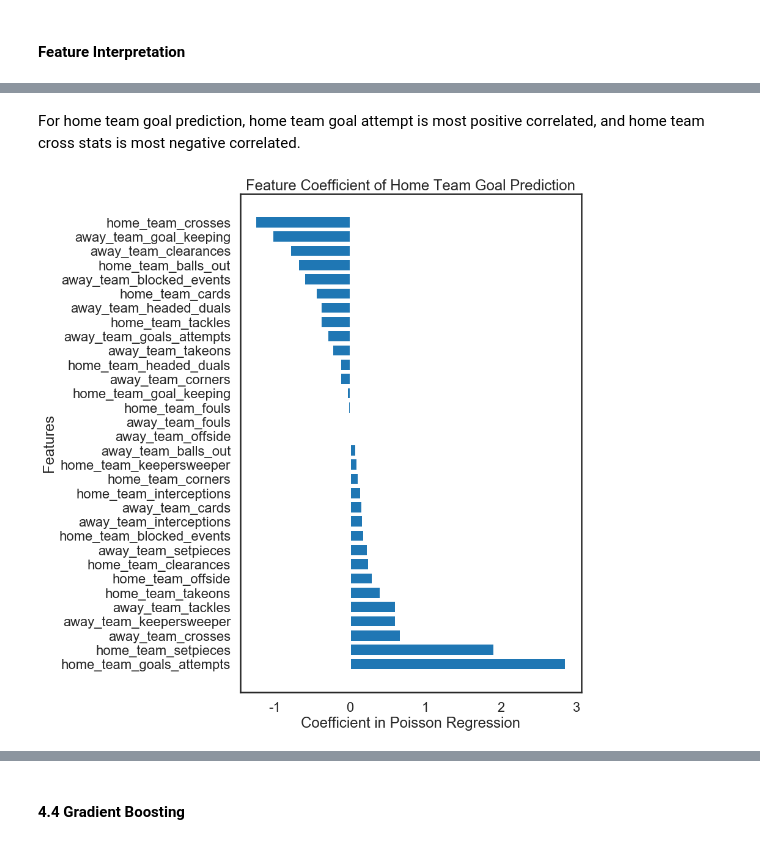
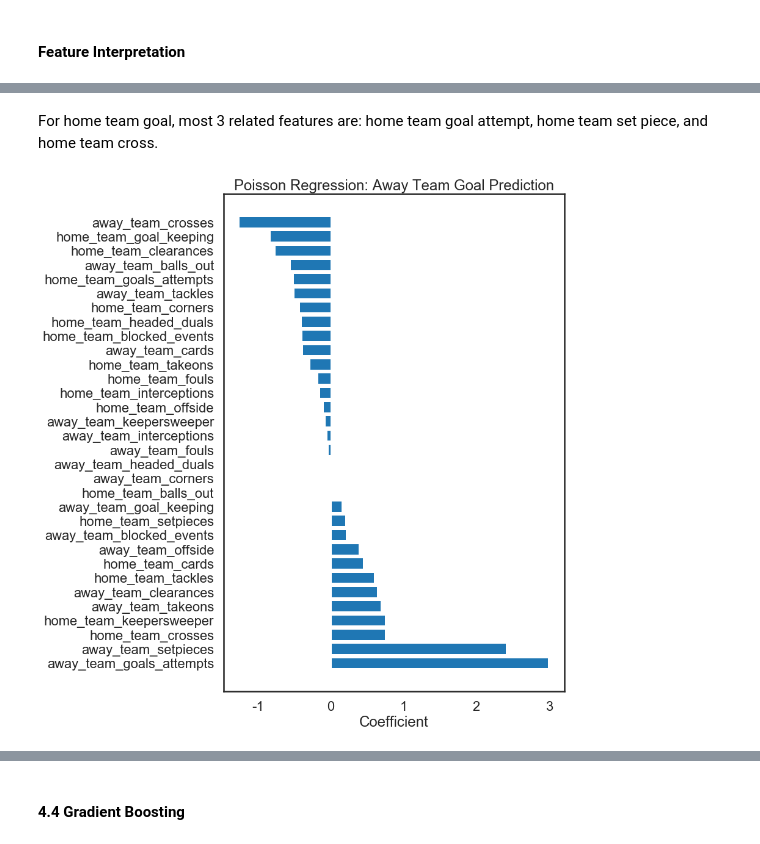
Before and after one commit to xzl524/football_data_analysis, a Jupyter notebook: projects/match_outcome_prediction/match_outcome_retrodiction_squawka.ipynb, the cells around one changed output, grey strips where cells are left out. Drawn from its saved outputs; the diff is of its cells as text; code cells hidden in the pictures.

```diff
--- a/projects/match_outcome_prediction/match_outcome_retrodiction_squawka.ipynb
+++ b/projects/match_outcome_prediction/match_outcome_retrodiction_squawka.ipynb
@@ -477,16 +452,15 @@ Prediction Accuracy:        62.20%
 # %% [markdown]
-For home team goal prediction, home team goal attempt is most positive correlated, and home team cross stats is most negative correlated.
+For home team goal, most 3 related features are: home team goal attempt, home team set piece, and home team cross.
 # %%
-encoded_home_feature_list = feature_list
-importance_list, name_list = zip(*sorted(zip(best_clf.hgoal_reg.params, encoded_home_feature_list),reverse=True))
+encoded_away_feature_list = feature_list
+importance_list, name_list = zip(*sorted(zip(best_clf.agoal_reg.params, encoded_away_feature_list),reverse=True))
 
 plt.figure(figsize=(10,15))
 plt.barh(range(len(name_list)), importance_list,align='center')
 plt.yticks(range(len(name_list)), name_list)
-plt.xlabel('Coefficient in Poisson Regression')
-plt.ylabel('Features')
-plt.title('Feature Coefficient of Home Team Goal Prediction')
+plt.xlabel('Coefficient')
+plt.title('Poisson Regression: Away Team Goal Prediction')
 #plt.xlim(-1,1)
 plt.show()
 # %% [output]
-[figure, old version]
+[figure, new version]
```
Also changed, not shown: parts of 39 cells of this notebook, 2 other files.
